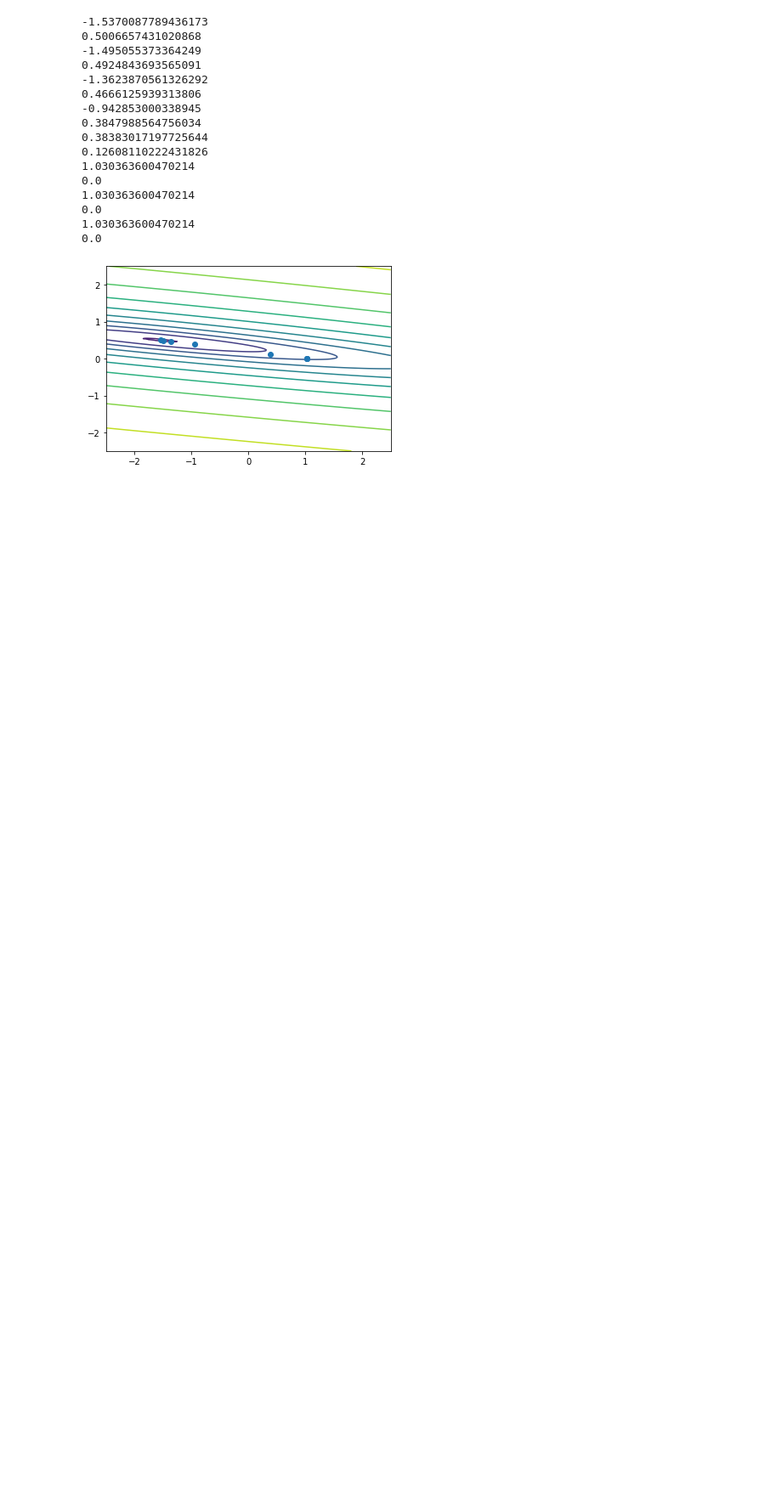
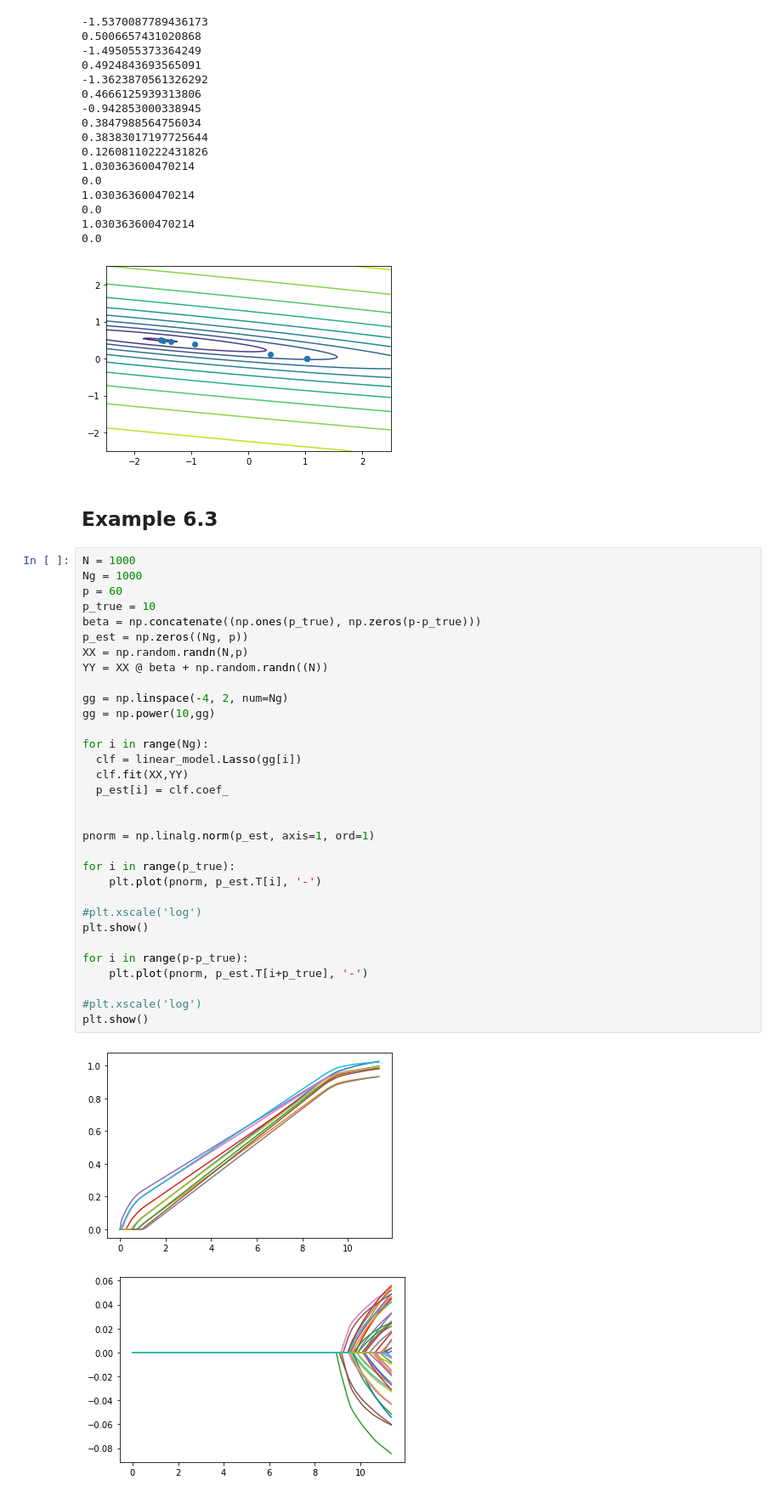
Before and after one commit to gnitnaw/Programs, a Jupyter notebook: Chapter6/Lasso.ipynb, the cells around one changed output. Shown at 85% size. Saved outputs shown, nothing was run; the diff lists cells and outputs as text; blank space fills up the shorter version.

```diff
--- a/Chapter6/Lasso.ipynb
+++ b/Chapter6/Lasso.ipynb
@@ -119,3 +119,40 @@ plt.show()
 1.030363600470214
 0.0
 [figure]
+# %% [markdown]
+## Example 6.3
+# %%
+N = 1000
+Ng = 1000
+p = 60
+p_true = 10
+beta = np.concatenate((np.ones(p_true), np.zeros(p-p_true)))
+p_est = np.zeros((Ng, p))
+XX = np.random.randn(N,p)
+YY = XX @ beta + np.random.randn((N))
+
+gg = np.linspace(-4, 2, num=Ng)
+gg = np.power(10,gg)
+
+for i in range(Ng):
+  clf = linear_model.Lasso(gg[i])
+  clf.fit(XX,YY)
+  p_est[i] = clf.coef_
+
+
+pnorm = np.linalg.norm(p_est, axis=1, ord=1)
+
+for i in range(p_true):
+    plt.plot(pnorm, p_est.T[i], '-')
+
+#plt.xscale('log')
+plt.show()
+
+for i in range(p-p_true):
+    plt.plot(pnorm, p_est.T[i+p_true], '-')
+
+#plt.xscale('log')
+plt.show()
+# %% [output]
+[figure, added]
+[figure, added]
```
